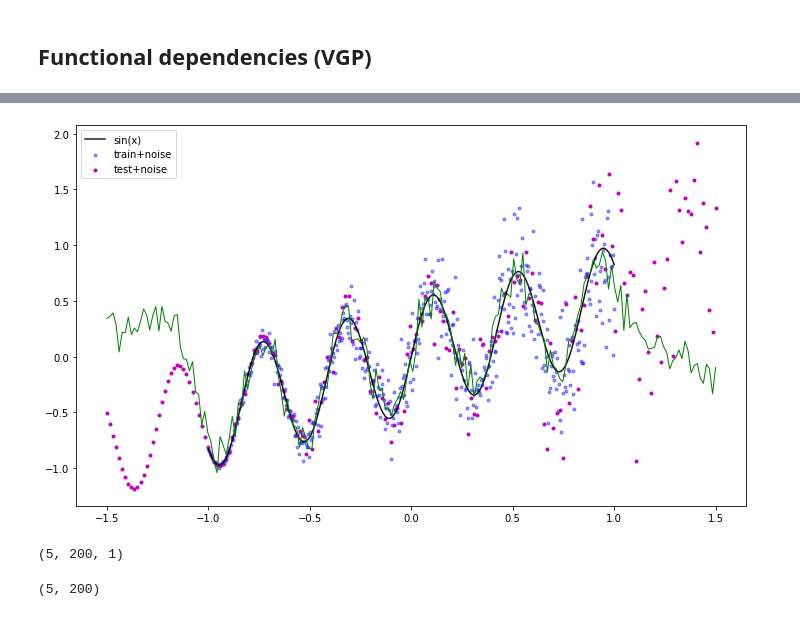
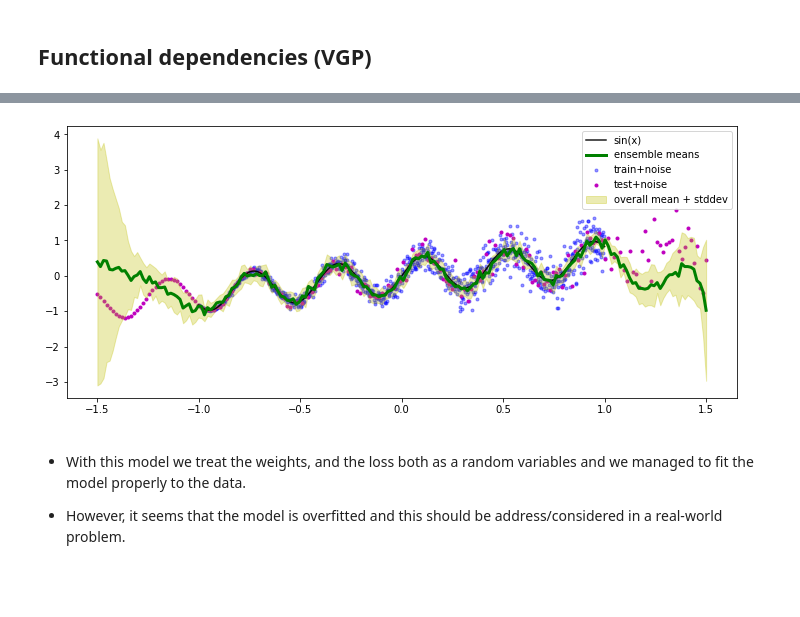
Before and after one commit to Sorooshi/miscellaneous, a Jupyter notebook: codes/probabilistic_programming_warmup.ipynb, the cells around one changed output, grey strips where cells are left out. Drawn from its saved outputs; the diff is of its cells as text; code cells hidden in the pictures; blank space fills up the shorter version.

Commit message:
probabilistic regression with toy data

```diff
--- a/codes/probabilistic_programming_warmup.ipynb
+++ b/codes/probabilistic_programming_warmup.ipynb
@@ -27,7 +27,7 @@ def noise(x, slope,):
     noise_std = np.maximum(0.0, x + 1.0 ) * slope
     return np.random.normal(0, noise_std).astype(np.float64)
 # %%
-x_train = np.linspace(-1, 1, 500, dtype=np.float64).reshape(-1, 1)
+x_train = np.linspace(-1, 1, 1000, dtype=np.float64).reshape(-1, 1)
 y_train = f(x_train) + noise(x=x_train, slope=0.2, )
 
 
@@ -74,6 +74,10 @@ plt.show()
 ## modeling Aleatoric Uncertainty (Known Unknowns)
 
 - learning a variants of data points (similar to MSE)
+# %%
+n_units = 2
+n_epochs = 1000
+n_repeats = 50
 # %%
 negloglik = lambda y, rv_y: -rv_y.log_prob(y)
 # %%
@@ -176,7 +187,6 @@ def prior_trainable(kernel_size, bias_size=0, dtype=None):
     ])
 # %%
 mdl_ep_al = tfk.Sequential([
-
     tfpl.DenseVariational(units=(1+1),
                           make_posterior_fn=posterior_mean_field,
                           make_prior_fn=prior_trainable,
@@ -190,7 +200,7 @@ mdl_ep_al = tfk.Sequential([
 
 mdl_ep_al.compile(loss=negloglik, optimizer=tfk.optimizers.Adam(learning_rate=1e-2))
 
-mdl_ep_al.fit(x=x_train, y=y_train, epochs=3000, verbose=True, batch_size=32)
+mdl_ep_al.fit(x=x_train, y=y_train, epochs=n_epochs, verbose=True, batch_size=32)
 
 
 
@@ -285,7 +351,8 @@ num_inducing_points = 40
 
 mdl_vgp = tfk.Sequential([
     tfkl.InputLayer(input_shape=[1,]),
-    tfkl.Dense(1),
+    tfkl.Dense(units=n_units),  # hidden layer units
+    tfkl.Dense(2),  # target layer units
     tfpl.VariationalGaussianProcess(num_inducing_points=num_inducing_points,
                                     kernel_provider=RBFKernelFn(),
                                     event_shape=[1,],
@@ -304,7 +371,7 @@ loss = lambda y, rv_y: rv_y.variational_loss(y, kl_weight=np.array(batch_size, x
 batch_size = 32
 mdl_vgp.compile(loss=loss, optimizer=tfk.optimizers.Adam(1e-3))
 
-hst_vgp = mdl_vgp.fit(x=x_train, y=y_train, epochs=3000, verbose=True, )
+hst_vgp = mdl_vgp.fit(x=x_train, y=y_train, epochs=n_epochs, verbose=True, )
 
 
 yhat_vgp = mdl_vgp(x_test)
@@ -329,35 +380,35 @@ Epoch 3000/3000
 # %%
 
 
-plt.figure(figsize=(12, 7))
+plt.figure(figsize=(12, 5))
 plt.plot(x_train, f(x_train), color='k', marker='', alpha=0.9, label="sin(x)")
 plt.scatter(x_train, y_train, color='b', marker='.', alpha=0.4, label="train+noise")
 plt.scatter(x_test, y_test, color='m', marker='.', label="test+noise")
-# plt.plot(x_test, yhat_lr, color='r', marker='+',  label='LR-SK')
-# plt.plot(x_test, m_ep_al, color='g', marker='', linewidth=2, label=r'mean')
-# plt.plot(x_test, m_ep_al + 2 * s_ep_al, color='y', linewidth=2, label=r'mean + 2 stddev')
-# plt.plot(x_test, m_ep_al - 2 * s_ep_al, color='y', linewidth=2, label=r'mean - 2 stddev')
 
-num_samples = 5
+n_repeats = 10
 samples_vgp = []
-for i in range(num_samples):
+
+for i in range(n_repeats):
     samples_vgp.append(yhat_vgp.sample().numpy())
 
 samples_vgp = np.asarray(samples_vgp)
-samples_vgp = np.squeeze(samples_vgp)
+if n_repeats > 1:
+    samples_vgp = np.squeeze(samples_vgp)
 
-plt.plot(x_test, samples_vgp.mean(axis=0), 'g', linewidth=1, label='ensemble means' if i == 0 else None);
+plt.plot(x_test, samples_vgp.mean(axis=0), 'g', linewidth=3, label='ensemble means');
+
+plt.fill_between(x_test[:, 0],
+                 samples_vgp.mean(axis=0) + samples_vgp.std(axis=0),
+                 samples_vgp.mean(axis=0) - samples_vgp.std(axis=0),
+                 color='y', linewidth=1, alpha=0.3, label='overall mean + stddev');
 
 
 plt.legend()
 plt.show()
 # %% [output]
-[figure, old version]
+[figure, new version]
-# %%
-samples_vgp.shape
-# %% [output]
-(5, 200, 1)
-# %%
-samples_vgp.shape
-# %% [output]
-(5, 200)
+# %% [markdown]
+- With this model we treat the weights, and the loss both as a random variables and we managed to fit the model
+properly to the data.
+
+- However, it seems that the model is overfitted and this should be address/considered in a real-world problem.
```
Also changed, not shown: parts of 13 cells of this notebook.
